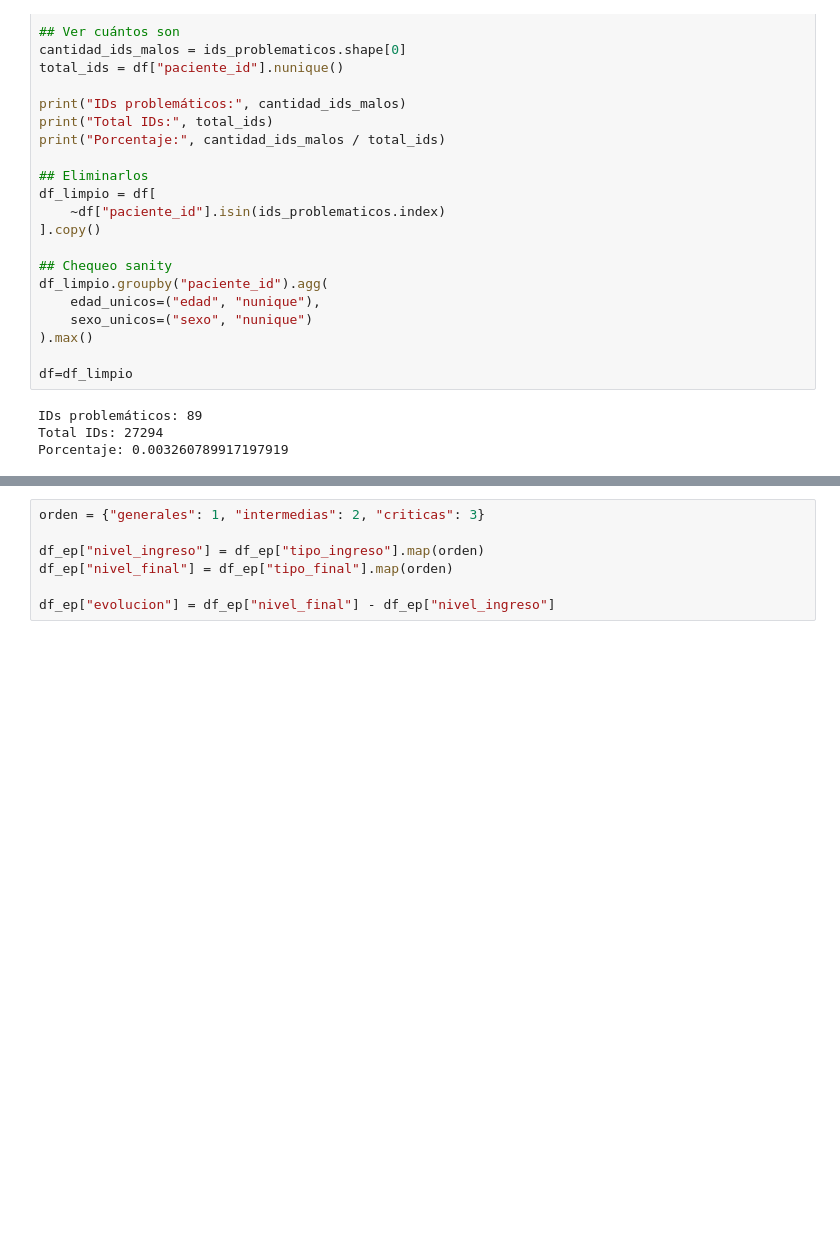
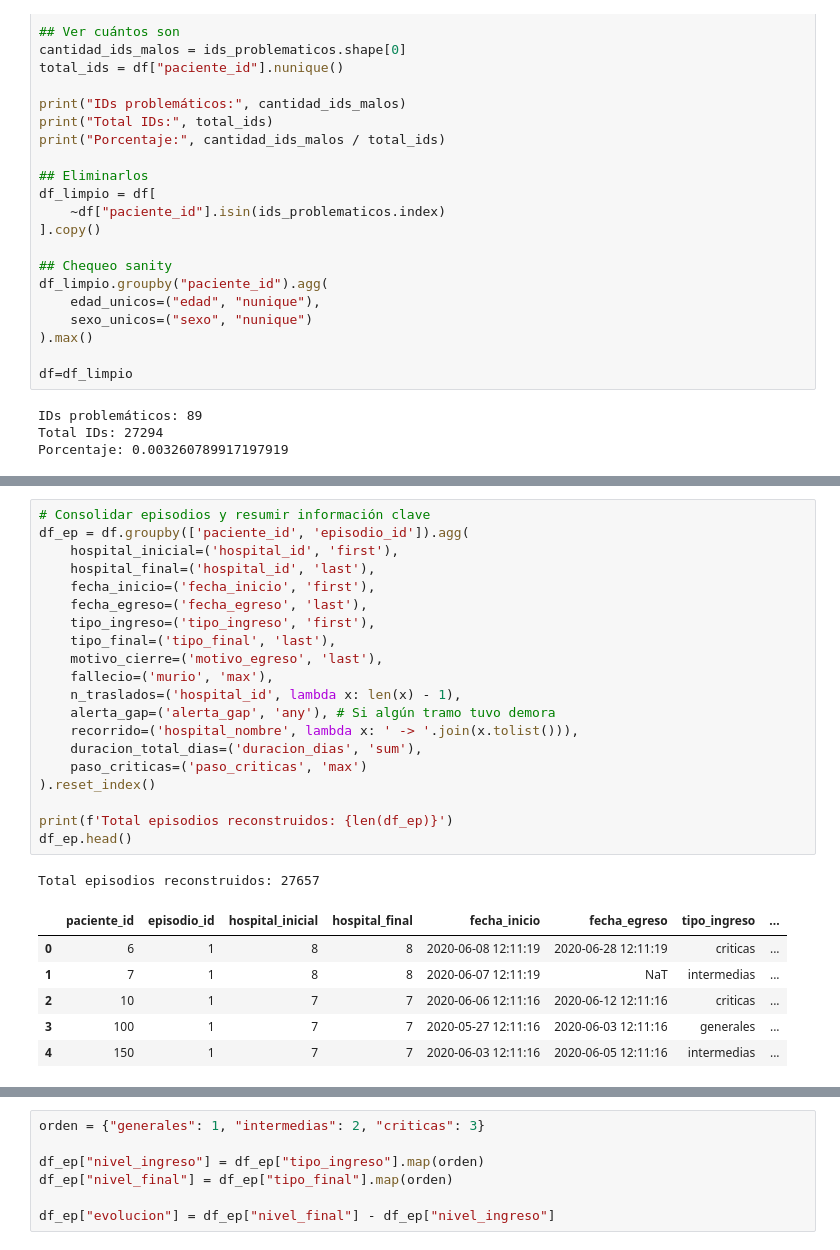
Before and after one commit to micagonzdark/RedesHospitales, a Jupyter notebook: notebooks/03_trayectorias_pacientes.ipynb, the cells around one changed output, grey strips where cells are left out. Cells and saved outputs as stored; diff of their text form; blank space fills up the shorter version.

```diff
--- a/notebooks/03_trayectorias_pacientes.ipynb
+++ b/notebooks/03_trayectorias_pacientes.ipynb
@@ -128,0 +121,28 @@ df_ep = df.sort_values("fecha_inicio").groupby(
+# %%
+# Consolidar episodios y resumir información clave
+df_ep = df.groupby(['paciente_id', 'episodio_id']).agg(
+    hospital_inicial=('hospital_id', 'first'),
+    hospital_final=('hospital_id', 'last'),
+    fecha_inicio=('fecha_inicio', 'first'),
+    fecha_egreso=('fecha_egreso', 'last'),
+    tipo_ingreso=('tipo_ingreso', 'first'),
+    tipo_final=('tipo_final', 'last'),
+    motivo_cierre=('motivo_egreso', 'last'),
+    fallecio=('murio', 'max'),
+    n_traslados=('hospital_id', lambda x: len(x) - 1),
+    alerta_gap=('alerta_gap', 'any'), # Si algún tramo tuvo demora
+    recorrido=('hospital_nombre', lambda x: ' -> '.join(x.tolist())),
+    duracion_total_dias=('duracion_dias', 'sum'),
+    paso_criticas=('paso_criticas', 'max')
+).reset_index()
+
+print(f'Total episodios reconstruidos: {len(df_ep)}')
+df_ep.head()
+# %% [output]
+Total episodios reconstruidos: 27657
+|  | paciente_id | episodio_id | hospital_inicial | hospital_final | fecha_inicio | fecha_egreso | tipo_ingreso | ... |
+| 0 | 6 | 1 | 8 | 8 | 2020-06-08 12:11:19 | 2020-06-28 12:11:19 | criticas | ... |
+| 1 | 7 | 1 | 8 | 8 | 2020-06-07 12:11:19 | NaT | intermedias | ... |
+| 2 | 10 | 1 | 7 | 7 | 2020-06-06 12:11:16 | 2020-06-12 12:11:16 | criticas | ... |
+| 3 | 100 | 1 | 7 | 7 | 2020-05-27 12:11:16 | 2020-06-03 12:11:16 | generales | ... |
+| 4 | 150 | 1 | 7 | 7 | 2020-06-03 12:11:16 | 2020-06-05 12:11:16 | intermedias | ... |
```
Also changed, not shown: parts of 67 cells of this notebook, 2 other files.
